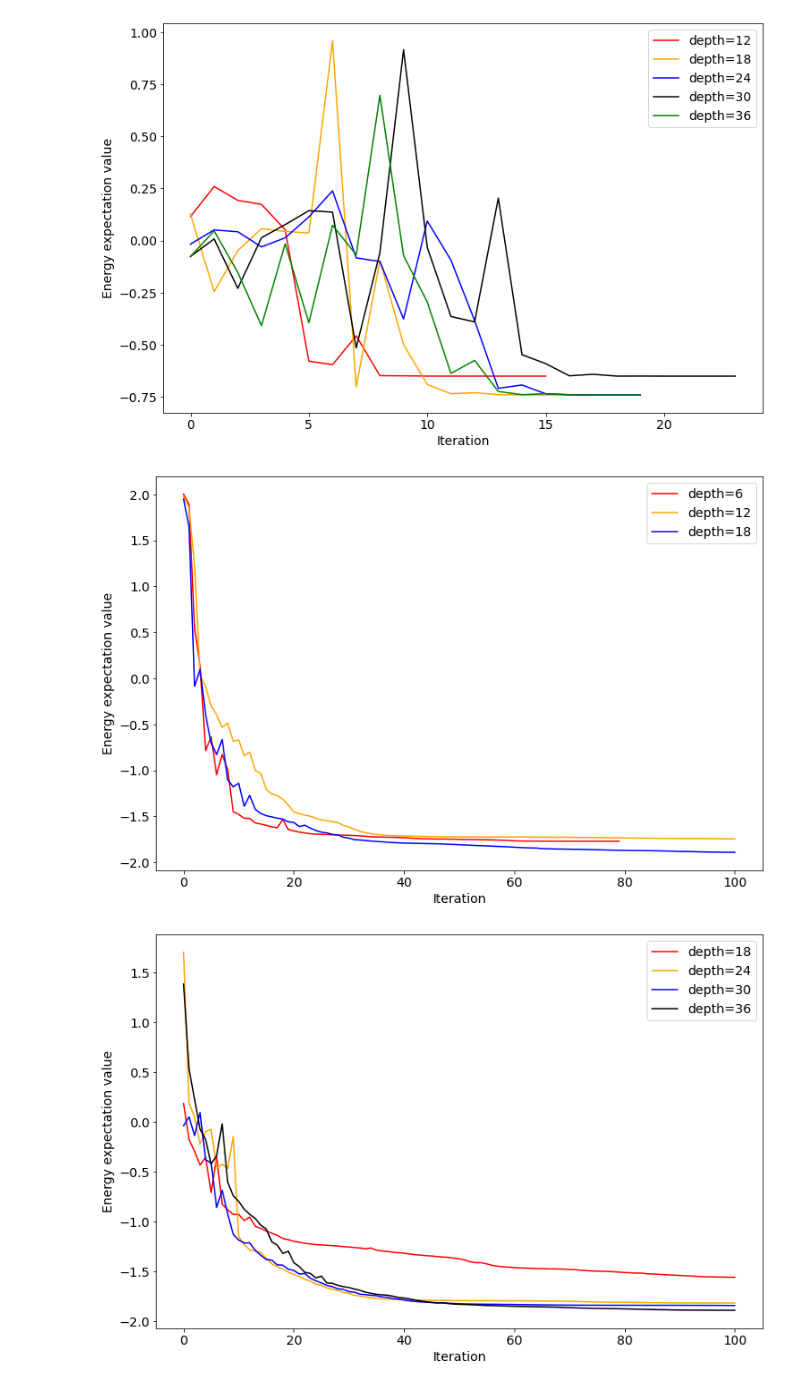
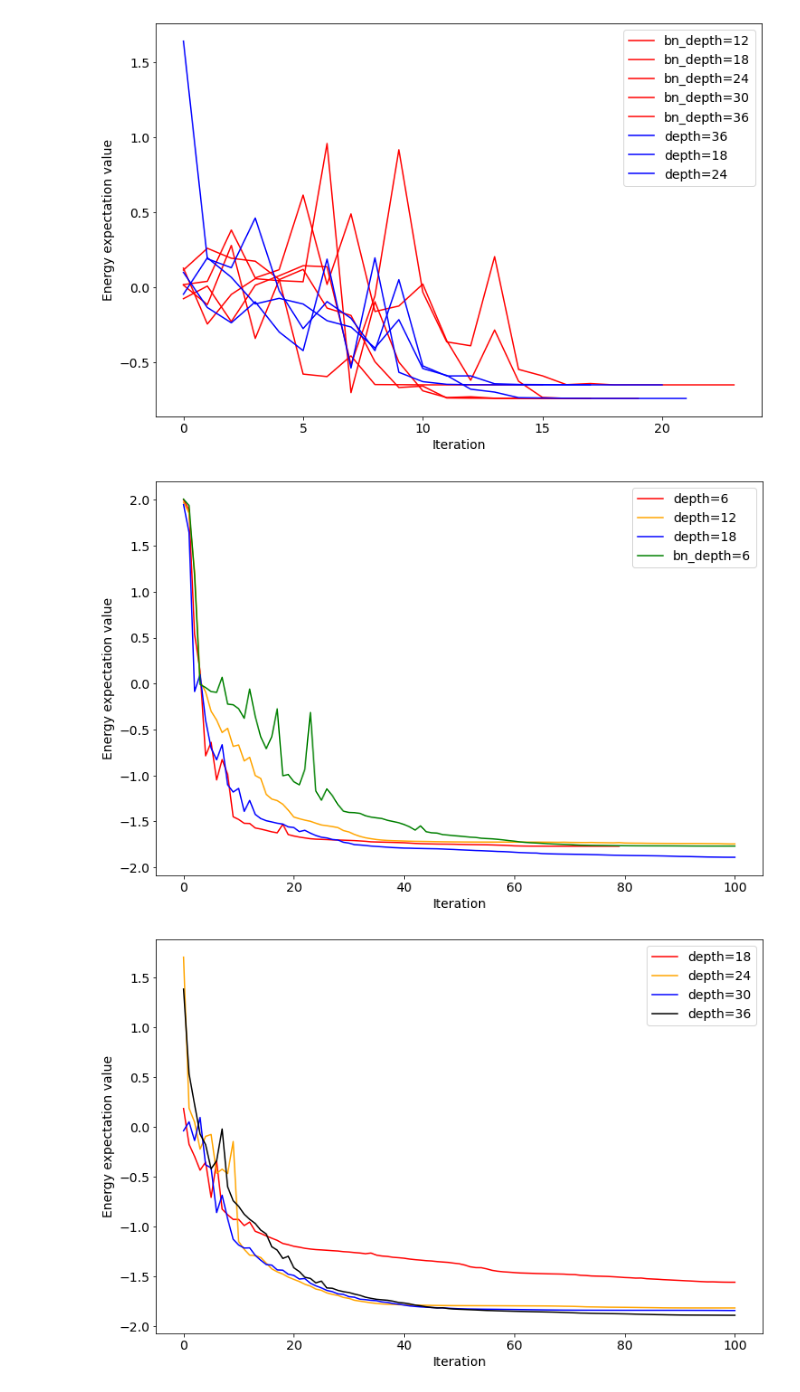
Before and after one commit to tanan/qsimu, a Jupyter notebook: qulacs/indirect/results/1_vqe_results.ipynb, the cells around one changed output. Drawn from its saved outputs; the diff is of its cells as text; code cells hidden in the pictures.

Commit message:
visualize

```diff
--- a/qulacs/indirect/results/1_vqe_results.ipynb
+++ b/qulacs/indirect/results/1_vqe_results.ipynb
@@ -1,36 +1,44 @@
 # %%
 import matplotlib.pyplot as plt
 import matplotlib.ticker as ptick
 import numpy as np
 
 ## ising(order by time asc)
-depth_12 = np.loadtxt("./6qubit_indirect_by_ising_hamiltonian_12_10.0_False_False_True_cost.txt")
-depth_18 = np.loadtxt("./6qubit_indirect_by_ising_hamiltonian_18_10.0_False_False_True_cost.txt")
-depth_24 = np.loadtxt("./6qubit_indirect_by_ising_hamiltonian_24_10.0_False_False_True_cost.txt")
-depth_30 = np.loadtxt("./6qubit_indirect_by_ising_hamiltonian_30_10.0_False_False_True_cost.txt")
-depth_36 = np.loadtxt("./6qubit_indirect_by_ising_hamiltonian_36_10.0_False_False_True_cost.txt")
-depth_42 = np.loadtxt("./6qubit_indirect_by_ising_hamiltonian_42_10.0_False_False_True_cost.txt")
+bn_depth_12 = np.loadtxt("./6qubit_indirect_by_ising_hamiltonian_12_10.0_False_False_True_cost.txt")
+bn_depth_18 = np.loadtxt("./6qubit_indirect_by_ising_hamiltonian_18_10.0_False_False_True_cost.txt")
+bn_depth_24 = np.loadtxt("./6qubit_indirect_by_ising_hamiltonian_24_10.0_False_False_True_cost.txt")
+bn_depth_30 = np.loadtxt("./6qubit_indirect_by_ising_hamiltonian_30_10.0_False_False_True_cost.txt")
+bn_depth_36 = np.loadtxt("./6qubit_indirect_by_ising_hamiltonian_36_10.0_False_False_True_cost.txt")
+bn_depth_42 = np.loadtxt("./6qubit_indirect_by_ising_hamiltonian_42_10.0_False_False_True_cost.txt")
+
+depth_12 = np.loadtxt("./6qubit_indirect_by_ising_hamiltonian_12_10.0_False_False_False_cost.txt")
+depth_18 = np.loadtxt("./6qubit_indirect_by_ising_hamiltonian_18_10.0_False_False_False_cost.txt")
+depth_24 = np.loadtxt("./6qubit_indirect_by_ising_hamiltonian_24_10.0_False_False_False_cost.txt")
 
 plt.figure(figsize=(12,8))
 plt.rcParams["font.size"] = 14
-plt.plot(depth_12, color="red", label="depth=12")
-plt.plot(depth_18, color="orange", label="depth=18")
+plt.plot(bn_depth_12, color="red", label="bn_depth=12")
+plt.plot(bn_depth_18, color="red", label="bn_depth=18")
+plt.plot(bn_depth_24, color="red", label="bn_depth=24")
+plt.plot(bn_depth_30, color="red", label="bn_depth=30")
+plt.plot(bn_depth_36, color="red", label="bn_depth=36")
+plt.plot(depth_12, color="blue", label="depth=36")
+plt.plot(depth_18, color="blue", label="depth=18")
 plt.plot(depth_24, color="blue", label="depth=24")
-plt.plot(depth_30, color="black", label="depth=30")
-plt.plot(depth_36, color="green", label="depth=36")
+
 plt.xlabel("Iteration")
 plt.ylabel("Energy expectation value")
 plt.legend()
 plt.show()
 # %% [output]
-[figure, old version]
+[figure, new version]
 # %%
 ## xy model
 depth_6 = np.loadtxt("./6qubit_indirect_by_xy_hamiltonian_6_10.0_False_False_False_cost.txt")
 depth_12 = np.loadtxt("./6qubit_indirect_by_xy_hamiltonian_12_10.0_False_False_False_cost.txt")
 depth_18 = np.loadtxt("./6qubit_indirect_by_xy_hamiltonian_18_10.0_False_False_False_cost.txt")
 
-# bn_depth_6 = np.loadtxt("./6qubit_indirect_by_xy_hamiltonian_6_10.0_False_False_True_cost.txt")
+bn_depth_6 = np.loadtxt("./6qubit_indirect_by_xy_hamiltonian_6_10.0_False_False_True_cost.txt")
 # bn_depth_12 = np.loadtxt("./6qubit_indirect_by_xy_hamiltonian_12_10.0_False_False_True_cost.txt")
 # bn_depth_18 = np.loadtxt("./6qubit_indirect_by_xy_hamiltonian_18_10.0_False_False_True_cost.txt")
 
@@ -39,7 +47,7 @@ plt.rcParams["font.size"] = 14
 plt.plot(depth_6, color="red", label="depth=6")
 plt.plot(depth_12, color="orange", label="depth=12")
 plt.plot(depth_18, color="blue", label="depth=18")
-# plt.plot(bn_depth_6, color="red", label="bn_depth=6")
+plt.plot(bn_depth_6, color="green", label="bn_depth=6")
 # plt.plot(bn_depth_12, color="orange", label="bn_depth=12")
 # plt.plot(bn_depth_18, color="blue", label="bn_depth=18")
 plt.xlabel("Iteration")
@@ -47,7 +55,7 @@ plt.ylabel("Energy expectation value")
 plt.legend()
 plt.show()
 # %% [output]
-[figure, old version]
+[figure, new version]
 # %%
 ## xyz model
 depth_18 = np.loadtxt("./6qubit_indirect_by_xyz_hamiltonian_18_10.0_False_False_False_cost.txt")
```
